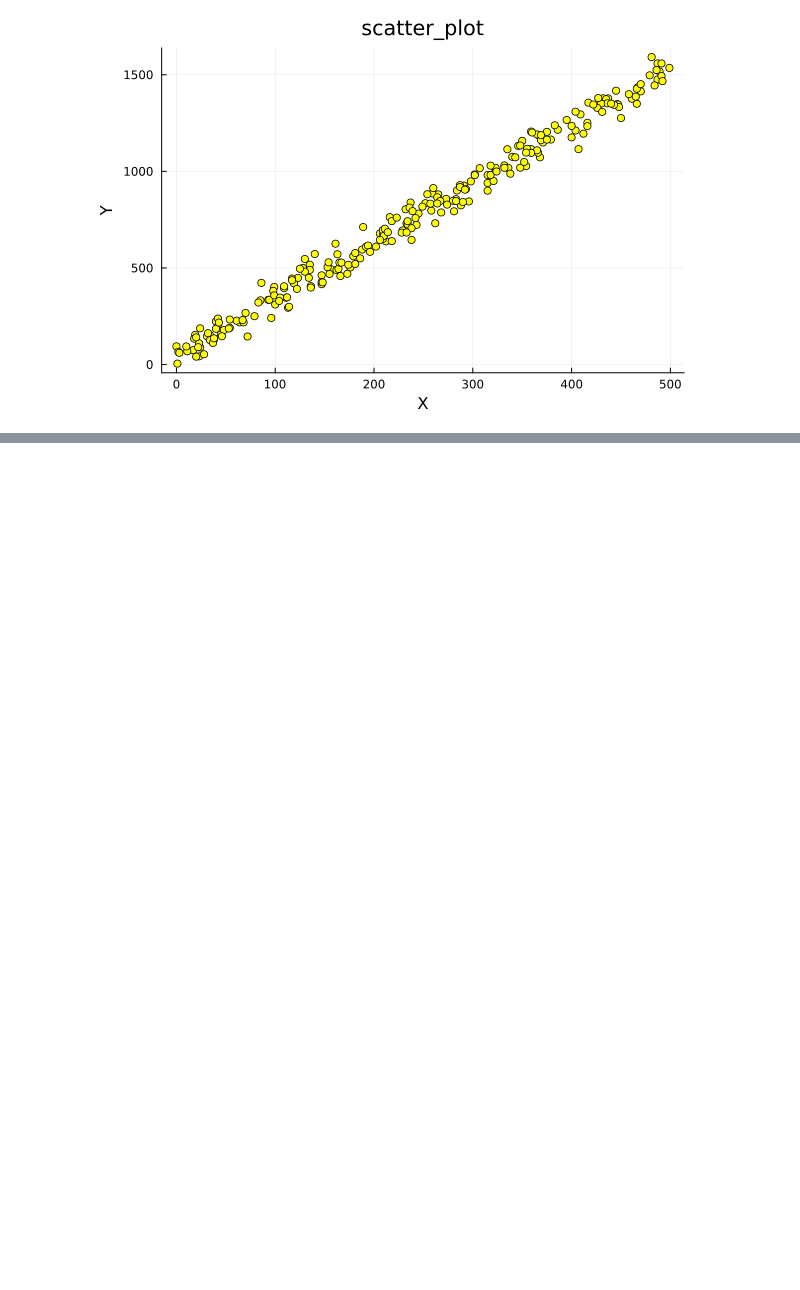
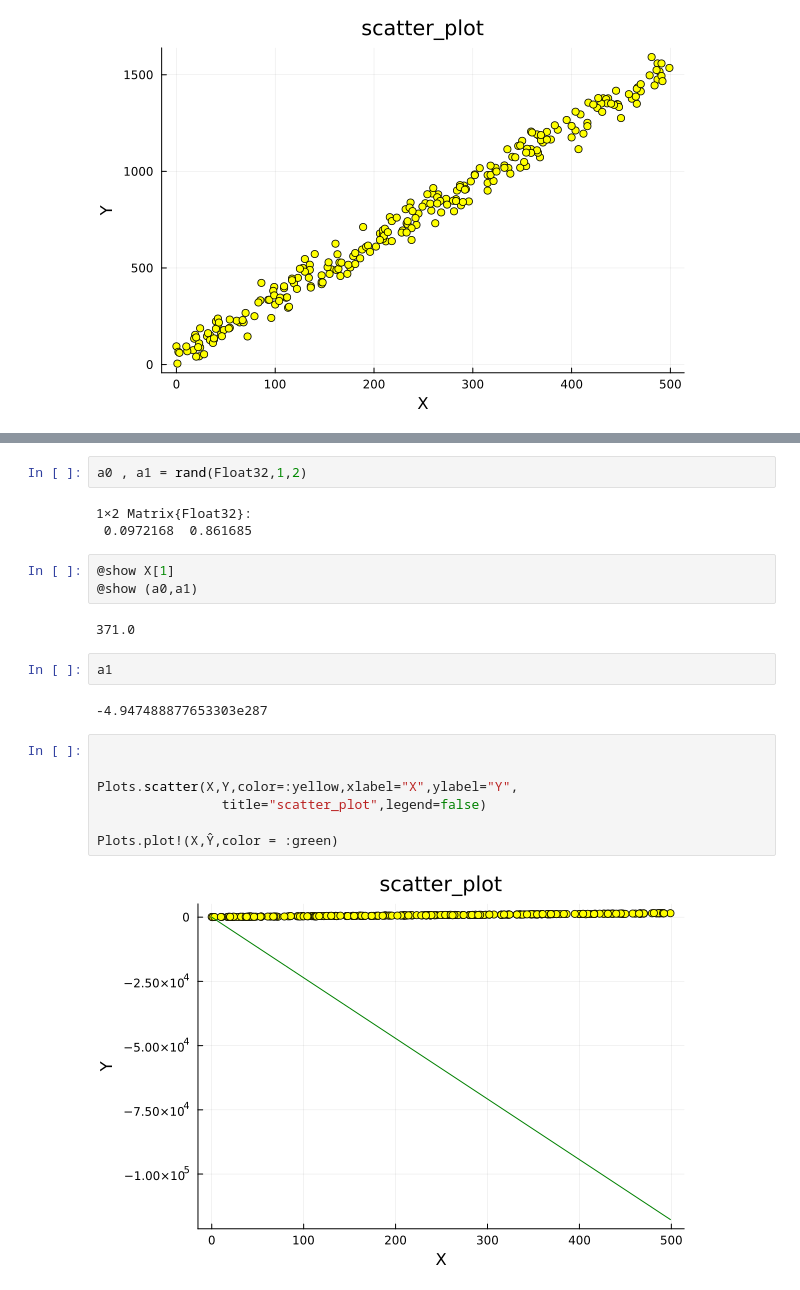
Before and after one commit to meysam-kazemi/ML_with_julia, a Jupyter notebook: linear_regression.ipynb, the cells around one changed output, grey strips where cells are left out. Cells and saved outputs as stored; diff of their text form; blank space fills up the shorter version.

```diff
--- a/linear_regression.ipynb
+++ b/linear_regression.ipynb
@@ -76,0 +107,23 @@ BoundsError: BoundsError: attempt to access Tuple{Float64} at index [2]
+# %%
+a0 , a1 = rand(Float32,1,2)
+# %% [output]
+1×2 Matrix{Float32}:
+ 0.0972168  0.861685
+# %%
+@show X[1]
+@show (a0,a1)
+# %% [output]
+371.0
+# %%
+a1
+# %% [output]
+-4.947488877653303e287
+# %%
+
+
+Plots.scatter(X,Y,color=:yellow,xlabel="X",ylabel="Y",
+                title="scatter_plot",legend=false)
+
+Plots.plot!(X,Ŷ,color = :green)
+# %% [output]
+[figure, added]
```
Also changed, not shown: parts of 11 cells of this notebook.
